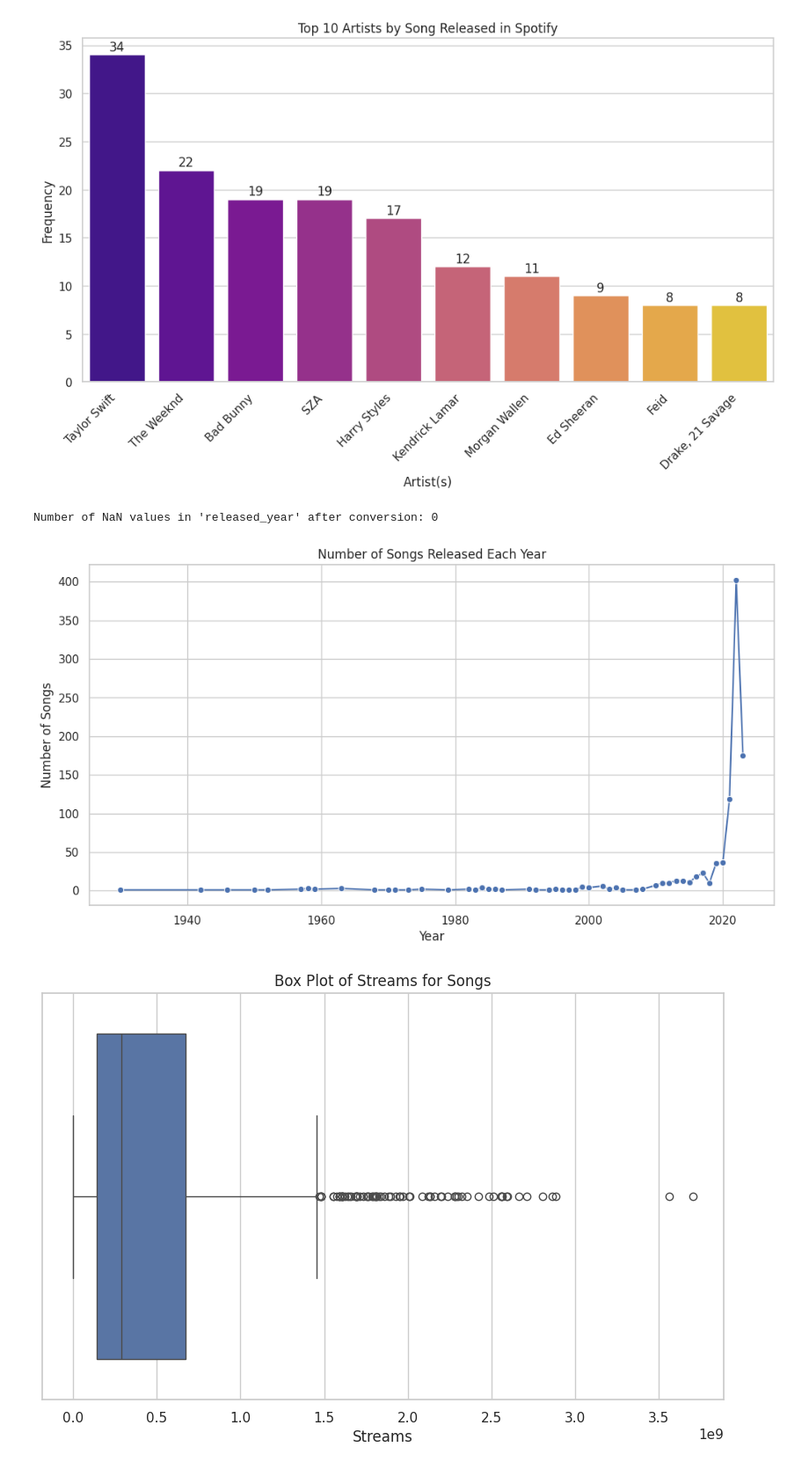
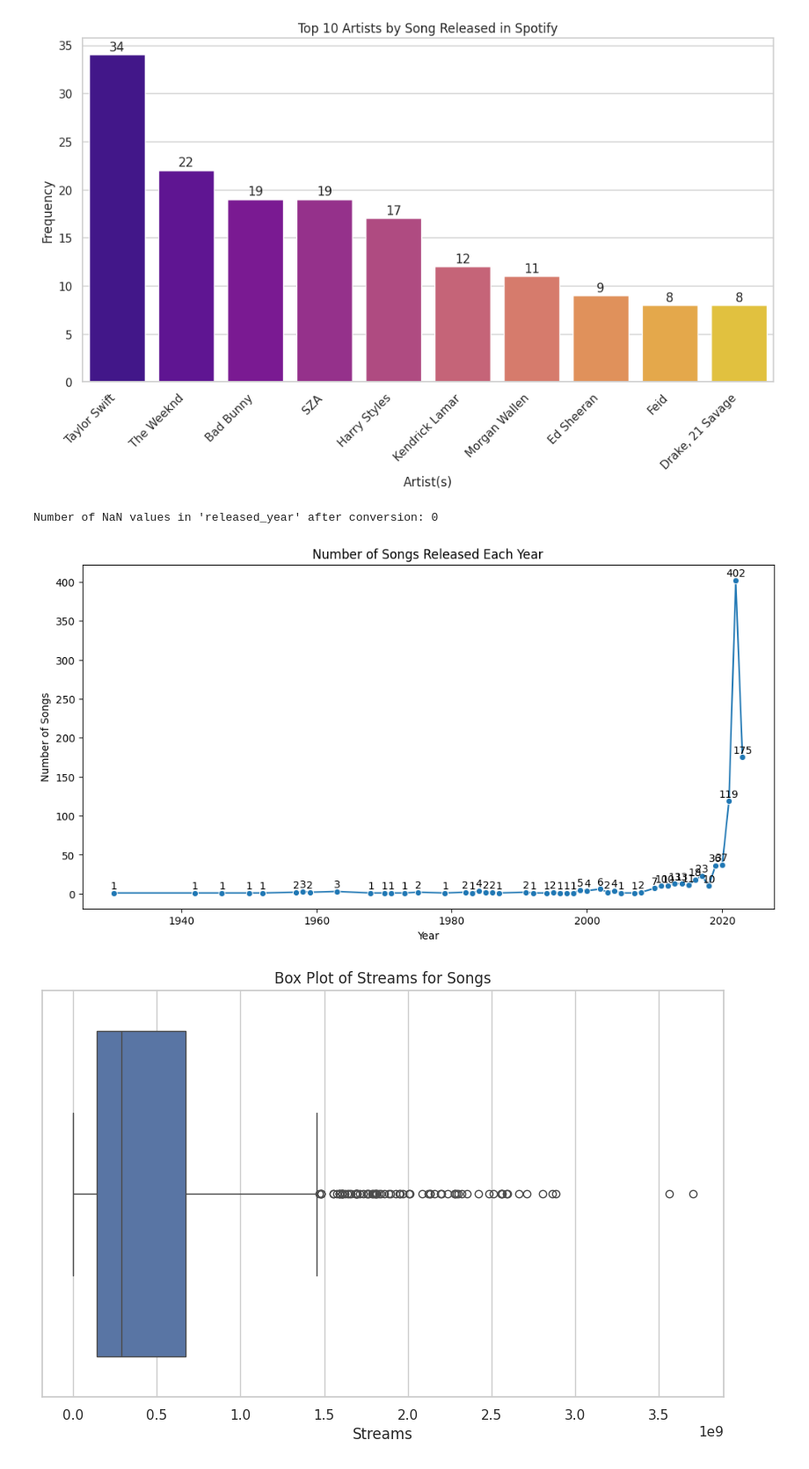
Before and after one commit to hasanahaffendy/STQD6014---Data-Science, a Jupyter notebook: Project2.ipynb, the cells around one changed output. Shown: that part at 88% size. Cells and saved outputs as stored; diff of their text form; code cells hidden in the pictures.

```diff
--- a/Project2.ipynb
+++ b/Project2.ipynb
@@ -191,23 +186,32 @@ Passing `palette` without assigning `hue` is deprecated and will be removed in v
 # %%
 # Convert 'released_year' to numeric using .loc
 df_cleaned['released_year'] = pd.to_numeric(df_cleaned['released_year'], errors='coerce')
 
 # Check for NaN values after the conversion
 print("Number of NaN values in 'released_year' after conversion:", df_cleaned['released_year'].isna().sum())
 
 # Drop rows with NaN values in 'released_year'
 df_cleaned = df_cleaned.dropna(subset=['released_year'])
 
 # Time series analysis - Number of songs released each year
 plt.figure(figsize=(12, 6))
-sns.lineplot(x='released_year', y='count', data=df_cleaned.groupby('released_year').size().reset_index(name='count'), marker='o', sort=False)
+
+# Create the line plot
+counts_per_year = df_cleaned.groupby('released_year').size().reset_index(name='count')
+sns.lineplot(x='released_year', y='count', data=counts_per_year, marker='o', sort=False)
+
+# Annotate each data point with its count
+for line in range(0, counts_per_year.shape[0]):
+     plt.text(counts_per_year['released_year'].values[line], counts_per_year['count'].values[line] + 5.0,
+              str(counts_per_year['count'].values[line]), ha='center')
+
 plt.title('Number of Songs Released Each Year')
 plt.xlabel('Year')
 plt.ylabel('Number of Songs')
 plt.show()
 # %% [output]
 Number of NaN values in 'released_year' after conversion: 0
-[figure, old version]
+[figure, new version]
 # %%
 # Box plot for streams
 plt.figure(figsize=(10, 6))
```
Also changed, not shown: parts of 2 cells of this notebook.
